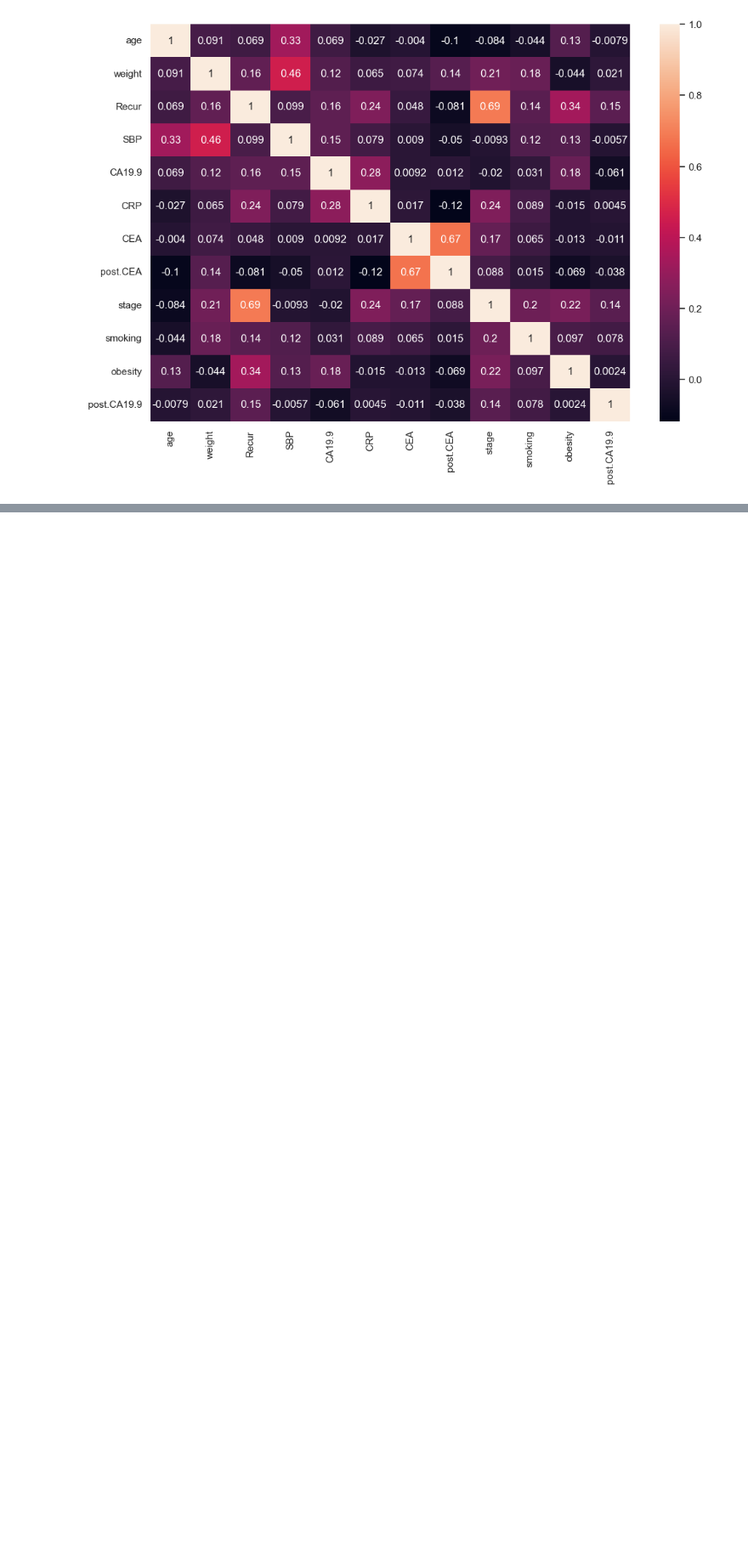
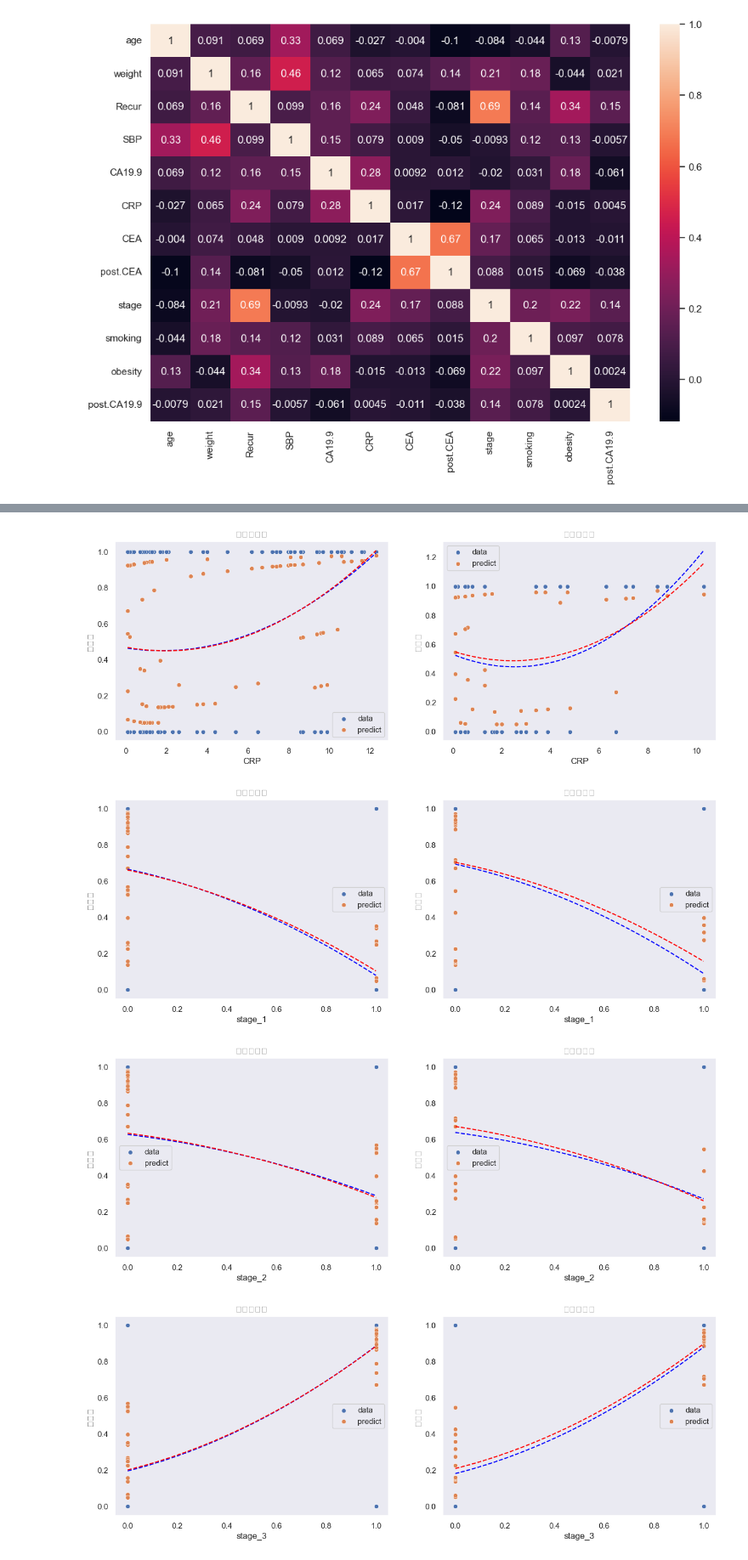
Before and after one commit to jihun5/it_jupyter, a Jupyter notebook: 05-데이터마이닝/03_tensorflow/연습문제(2).ipynb, the cells around one changed output, grey strips where cells are left out. Shown at 85% size. Saved outputs shown, nothing was run; the diff lists cells and outputs as text; code cells hidden in the pictures; blank space fills up the shorter version.

```diff
--- a/05-데이터마이닝/03_tensorflow/연습문제(2).ipynb
+++ b/05-데이터마이닝/03_tensorflow/연습문제(2).ipynb
@@ -81,0 +173,3 @@ NameError: name 'StandardScaler' is not defined
+# %%
+train_pred = model.predict(x_train)
+test_pred = model.predict(x_test)
@@ -81,0 +179,8 @@ NameError: name 'StandardScaler' is not defined
+# %%
+train_df = DataFrame(x_train, columns=x_train.columns)
+train_df['관측치'] = y_train.values
+train_df['예측치'] = train_pred.flatten()
+
+train_df['훈련오차'] = train_df['관측치']-train_df['예측치']
+
+train_df.head()
@@ -81,0 +194,8 @@ NameError: name 'StandardScaler' is not defined
+# %%
+test_df = DataFrame(x_test, columns=x_train.columns)
+test_df['관측치'] = y_test.values
+test_df['예측치'] = test_pred.flatten()
+
+test_df['훈련오차'] = test_df['관측치']-test_df['예측치']
+
+test_df.head()
@@ -81,0 +209,10 @@ NameError: name 'StandardScaler' is not defined
+# %%
+for key in ['CRP','stage_1','stage_2','stage_3','obesity_0','obesity_1']:
+    helper.regplot(train_df[key], train_df['관측치'], train_df['예측치'], "훈련데이터",
+                   test_df[key], test_df['관측치'], test_df['예측치'], "검증데이터",
+                   figsize=(15, 5))
+# %% [output]
+[figure, added]
+[figure, added]
+[figure, added]
+[figure, added]
```
Also changed, not shown: parts of 14 cells of this notebook, 1 other file.
